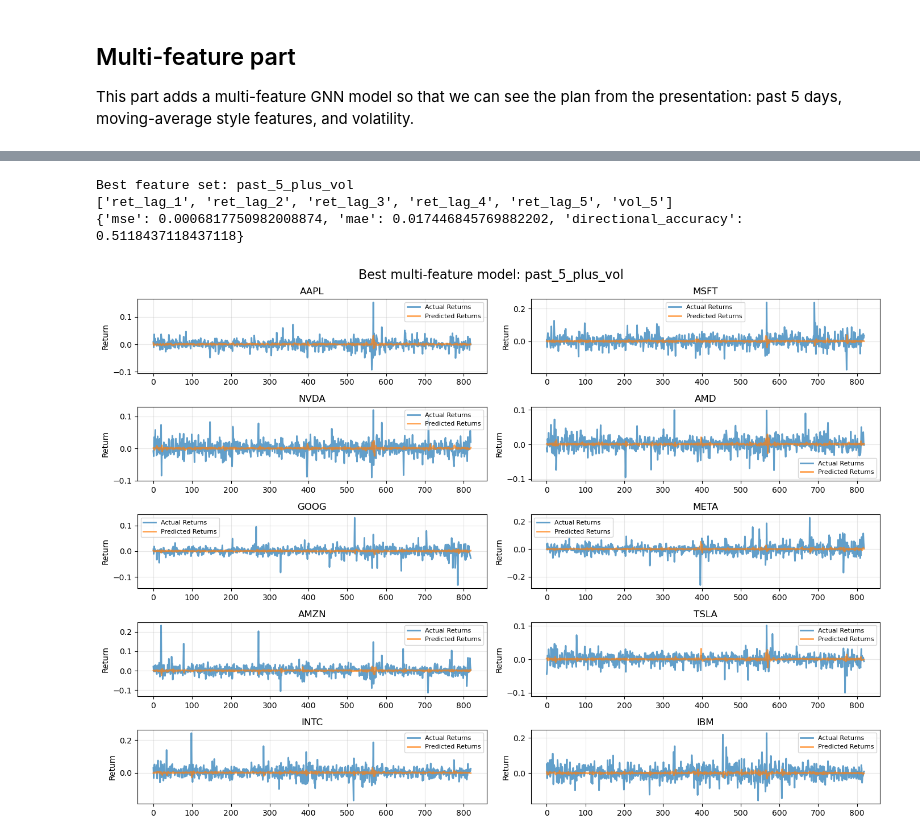
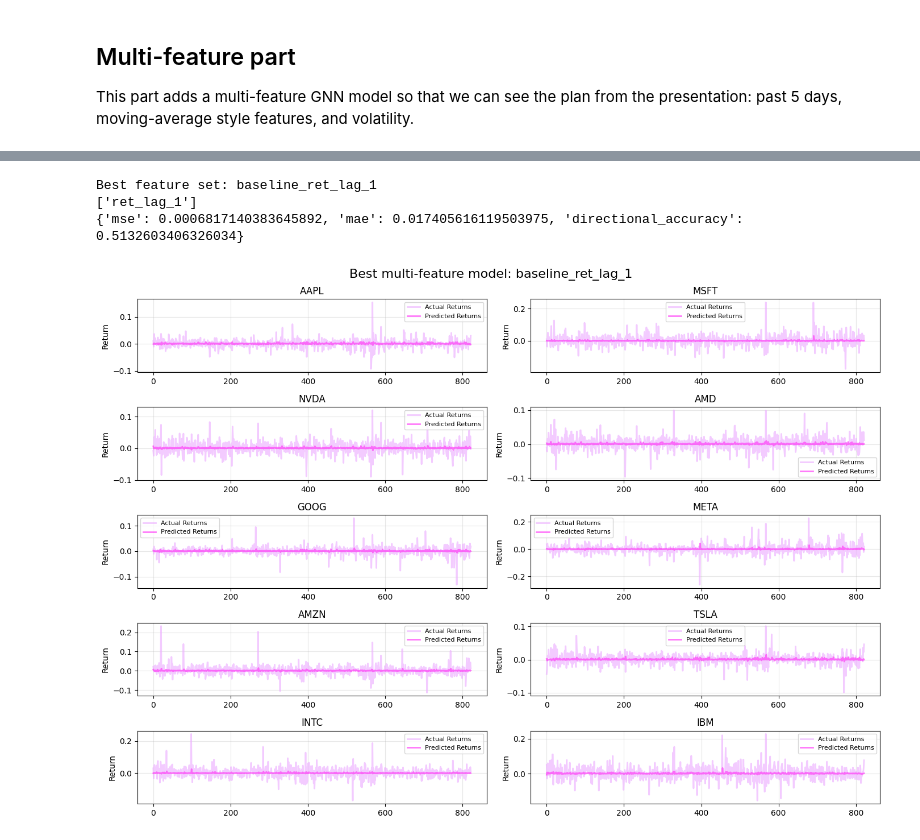
Before and after one commit to ellarubinshtein/stock-gnn, a Jupyter notebook: stock-prediction_multifeature_clean.ipynb, the cells around one changed output, grey strips where cells are left out. Cells and saved outputs as stored; diff of their text form; code cells hidden in the pictures.

```diff
--- a/stock-prediction_multifeature_clean.ipynb
+++ b/stock-prediction_multifeature_clean.ipynb
@@ -725,35 +890,37 @@ plt.show()
 # %%
+pink = '#ff42f8'
+purple = '#eeb5ff'
 
 # Example: inspect best model predictions stock-by-stock
 best_name = results_df.iloc[0]["feature_set"]
 best_out = results[best_name]
 
 print(f"Best feature set: {best_name}")
 print(best_out["selected_features"])
 print(best_out["metrics"])
 
 plt.figure(figsize=(14, 10))
 plt.suptitle(f"Best multi-feature model: {best_name}", fontsize=16)
 
 best_pred = best_out["test_pred"].detach().cpu().numpy()
 best_true = best_out["y_test"].detach().cpu().numpy()
 
 for i, ticker in enumerate(tickers):
     plt.subplot(5, 2, i + 1)
-    plt.plot(best_true[:, i], label="Actual Returns", linewidth=2, alpha=0.7)
-    plt.plot(best_pred[:, i], label="Predicted Returns", linewidth=2, alpha=0.7)
+    plt.plot(best_true[:, i], label="Actual Returns", linewidth=2, alpha=0.7, color=purple)
+    plt.plot(best_pred[:, i], label="Predicted Returns", linewidth=2, alpha=0.7, color=pink)
     plt.title(ticker)
     plt.ylabel("Return")
     plt.grid(alpha=0.3)
     plt.legend(fontsize=8)
 
 plt.tight_layout()
 plt.show()
 # %% [output]
-Best feature set: past_5_plus_vol
-['ret_lag_1', 'ret_lag_2', 'ret_lag_3', 'ret_lag_4', 'ret_lag_5', 'vol_5']
-{'mse': 0.0006817750982008874, 'mae': 0.017446845769882202, 'directional_accuracy': 0.5118437118437118}
+Best feature set: baseline_ret_lag_1
+['ret_lag_1']
+{'mse': 0.0006817140383645892, 'mae': 0.017405616119503975, 'directional_accuracy': 0.5132603406326034}
-[figure, old version]
+[figure, new version]
 # %%
 
 # Optional: direct deltas relative to the simplest baseline
```
Also changed, not shown: parts of 20 cells of this notebook, 1 other file.
